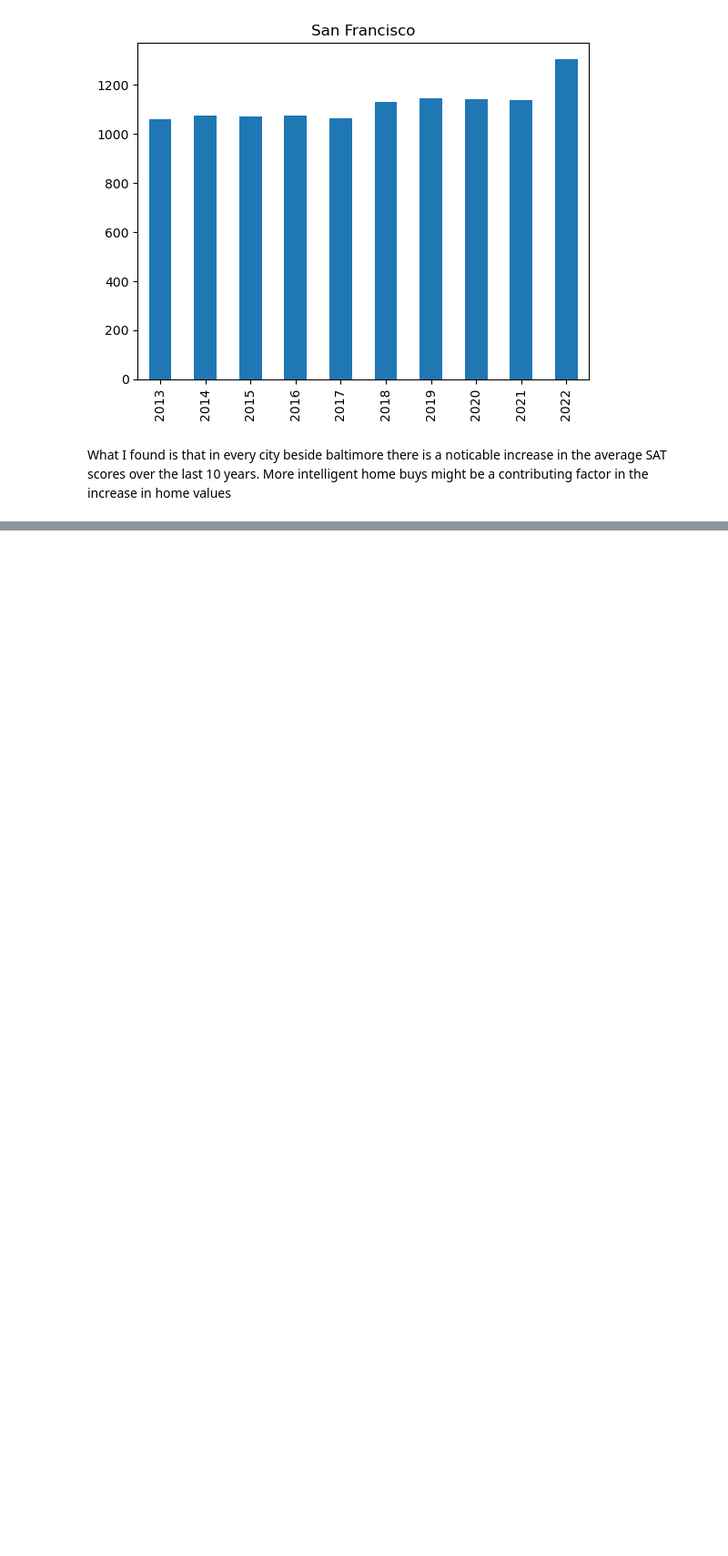
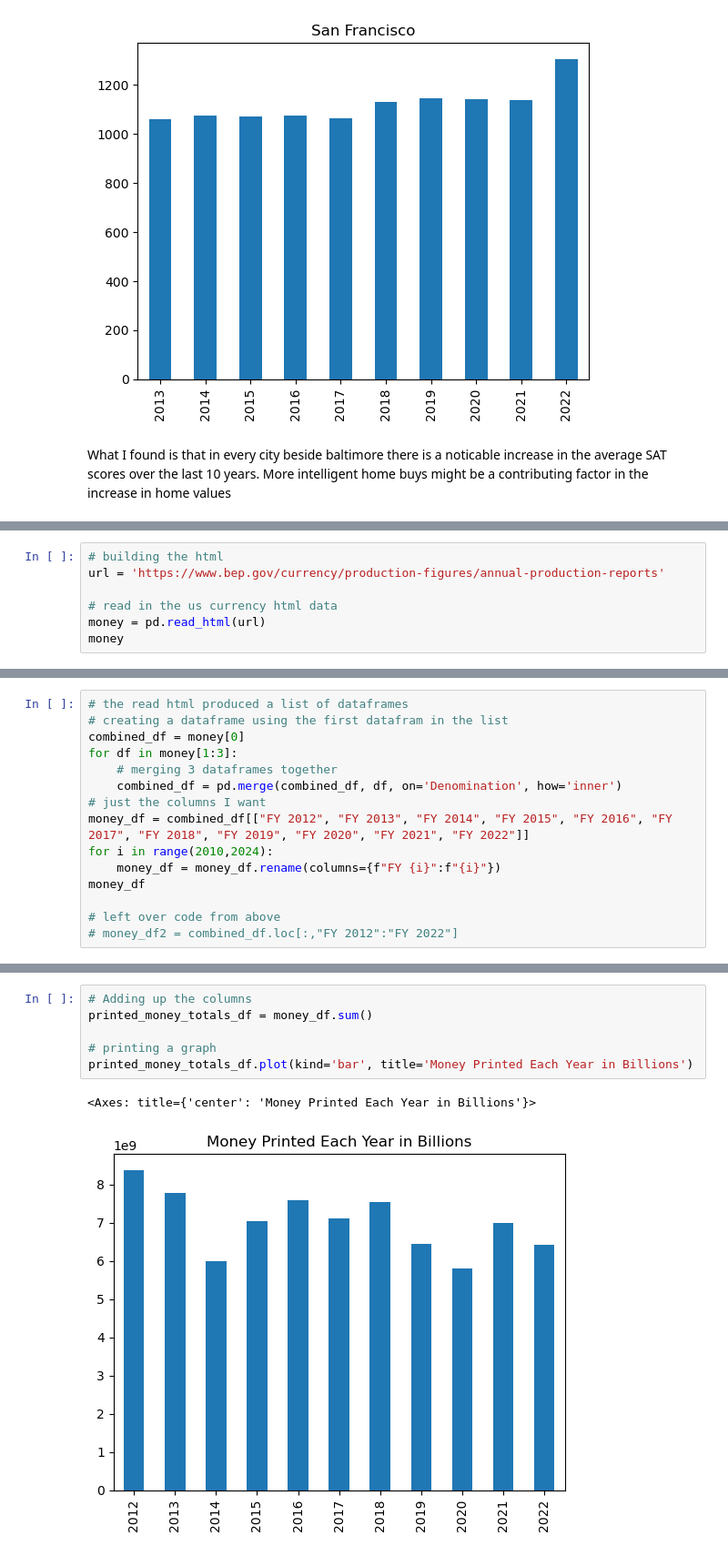
Before and after one commit to MWatkins87/Class_Project_Group_5, a Jupyter notebook: matthew_watkins.ipynb, the cells around one changed output, grey strips where cells are left out. Shown at 91% size. Drawn from its saved outputs; the diff is of its cells as text; blank space fills up the shorter version.

Commit message:
adding a third data set from US currency printing

```diff
--- a/matthew_watkins.ipynb
+++ b/matthew_watkins.ipynb
@@ -1090,0 +1001,7 @@ memory usage: 1.3+ KB
+# %%
+# building the html
+url = 'https://www.bep.gov/currency/production-figures/annual-production-reports'
+
+# read in the us currency html data
+money = pd.read_html(url)
+money
@@ -1090,0 +1026,15 @@ memory usage: 1.3+ KB
+# %%
+# the read html produced a list of dataframes
+# creating a dataframe using the first datafram in the list
+combined_df = money[0]
+for df in money[1:3]:
+    # merging 3 dataframes together
+    combined_df = pd.merge(combined_df, df, on='Denomination', how='inner')
+# just the columns I want
+money_df = combined_df[["FY 2012", "FY 2013", "FY 2014", "FY 2015", "FY 2016", "FY 2017", "FY 2018", "FY 2019", "FY 2020", "FY 2021", "FY 2022"]]
+for i in range(2010,2024):
+    money_df = money_df.rename(columns={f"FY {i}":f"{i}"})
+money_df
+
+# left over code from above
+# money_df2 = combined_df.loc[:,"FY 2012":"FY 2022"]
@@ -1090,0 +1050,9 @@ memory usage: 1.3+ KB
+# %%
+# Adding up the columns
+printed_money_totals_df = money_df.sum()
+
+# printing a graph
+printed_money_totals_df.plot(kind='bar', title='Money Printed Each Year in Billions')
+# %% [output]
+<Axes: title={'center': 'Money Printed Each Year in Billions'}>
+[figure, added]
```
Also changed, not shown: parts of 11 cells of this notebook.
